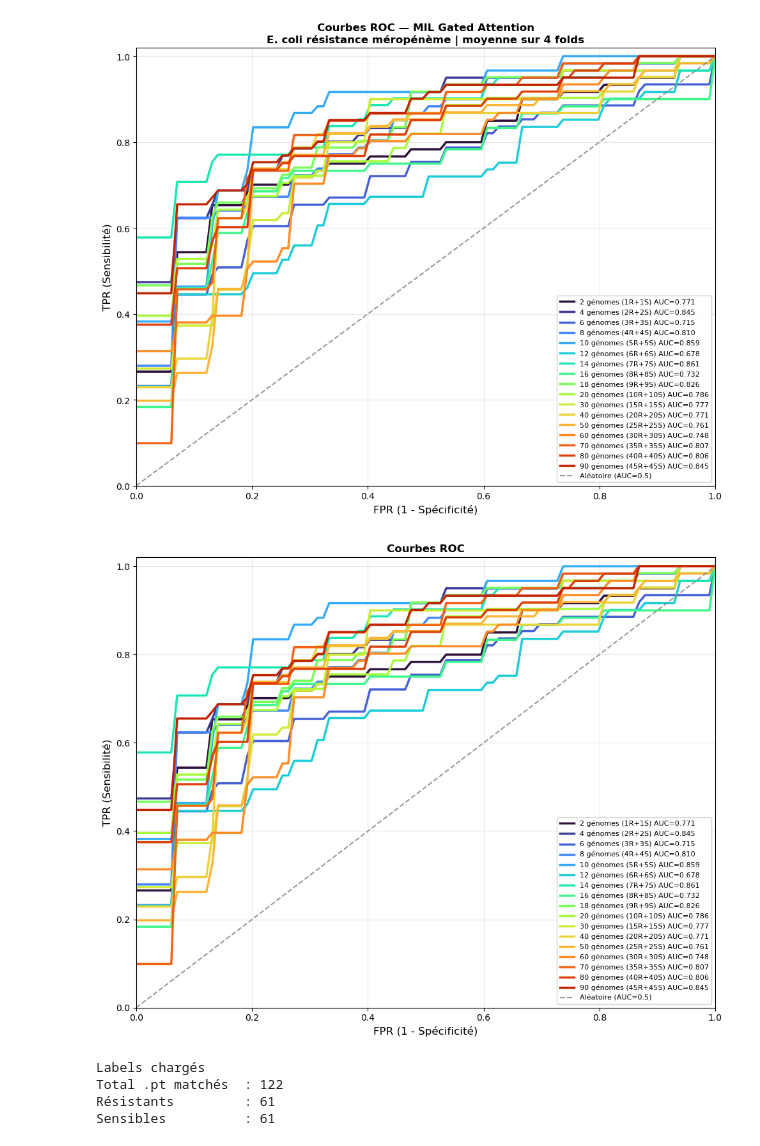
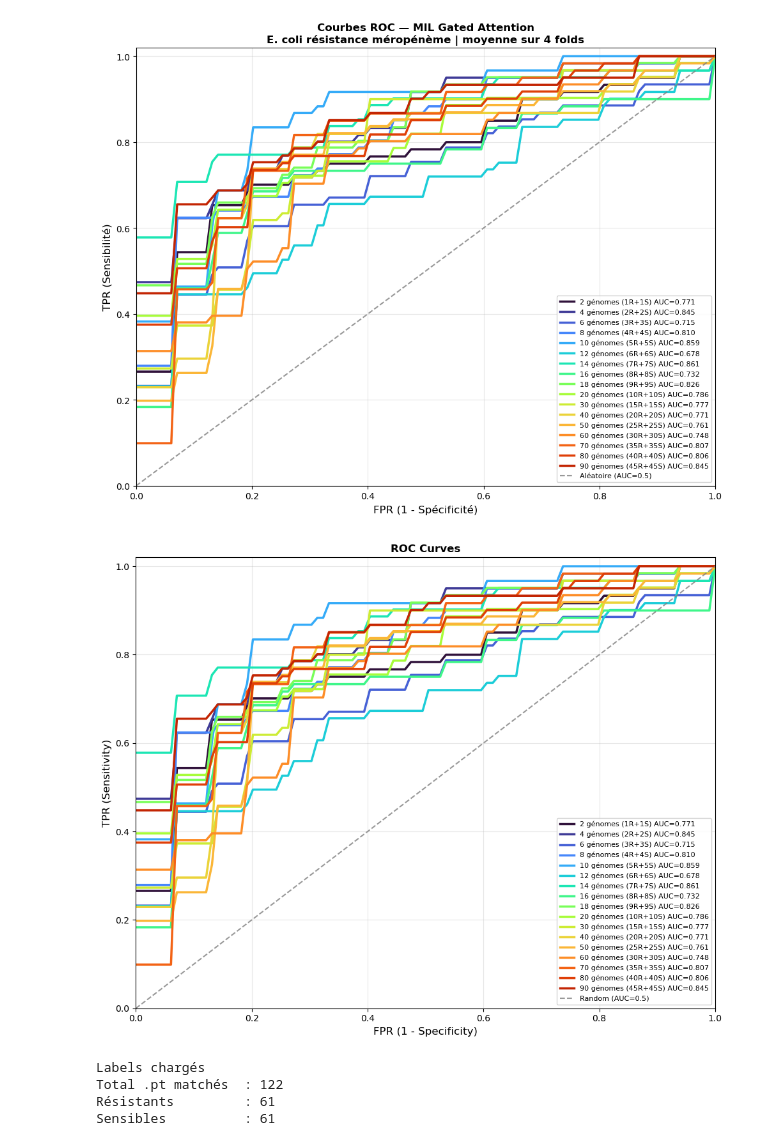
Before and after one commit to labgem/FSL-MIL, a Jupyter notebook: FSL_strategy_incremental_training_gwas.ipynb, the cells around one changed output. Saved outputs shown, nothing was run; the diff lists cells and outputs as text; code cells hidden in the pictures.

```diff
--- a/FSL_strategy_incremental_training_gwas.ipynb
+++ b/FSL_strategy_incremental_training_gwas.ipynb
@@ -934,39 +934,38 @@ for i, (r, color, ls) in enumerate(zip(lc_results, colors, linestyles)):
         test_y, test_prob = get_probs(model_roc, te_loader)
         if len(np.unique(test_y)) > 1:
             fpr, tpr, _ = roc_curve(test_y, test_prob)
             tpr_interp  = np.interp(all_fpr, fpr, tpr)
             all_tpr.append(tpr_interp)
 
     if all_tpr:
         mean_tpr = np.mean(all_tpr, axis=0)
         mean_auc = r["auc_mean"]
         ax.plot(all_fpr, mean_tpr,
                 linewidth=2.5,
                 linestyle=ls,
                 color=color,
                 label=f"{2*n_per_class} génomes ({n_per_class}R+{n_per_class}S) "
                       f"AUC={mean_auc:.3f}")
-        # ← fill_between supprimé !
 
 # Diagonale aléatoire
 ax.plot([0, 1], [0, 1], linestyle="--", color="gray",
-        linewidth=1.5, alpha=0.8, label="Aléatoire (AUC=0.5)")
-ax.set_xlabel("FPR (1 - Spécificité)", fontsize=12)
-ax.set_ylabel("TPR (Sensibilité)", fontsize=12)
+        linewidth=1.5, alpha=0.8, label="Random (AUC=0.5)")
+ax.set_xlabel("FPR (1 - Specificity)", fontsize=12)
+ax.set_ylabel("TPR (Sensitivity)", fontsize=12)
 ax.set_title(
-    "Courbes ROC",
+    "ROC Curves",
     fontsize=12, fontweight="bold"
 )
 ax.legend(fontsize=8, loc="lower right",
           framealpha=0.9, ncol=1)
 ax.grid(True, alpha=0.3)
 ax.set_xlim(0, 1)
 ax.set_ylim(0, 1.02)
 plt.tight_layout()
 plt.savefig("roc_curves_combined.png", dpi=150, bbox_inches="tight")
 plt.show()
 # %% [output]
-[figure, old version]
+[figure, new version]
 # %%
 # Fonction load_labels + load_pt
 PT_DIR   = "/shared/projects/pangaimix/dataset_61R_61S/embeddings"
```
Also changed, not shown: parts of 3 cells of this notebook.
